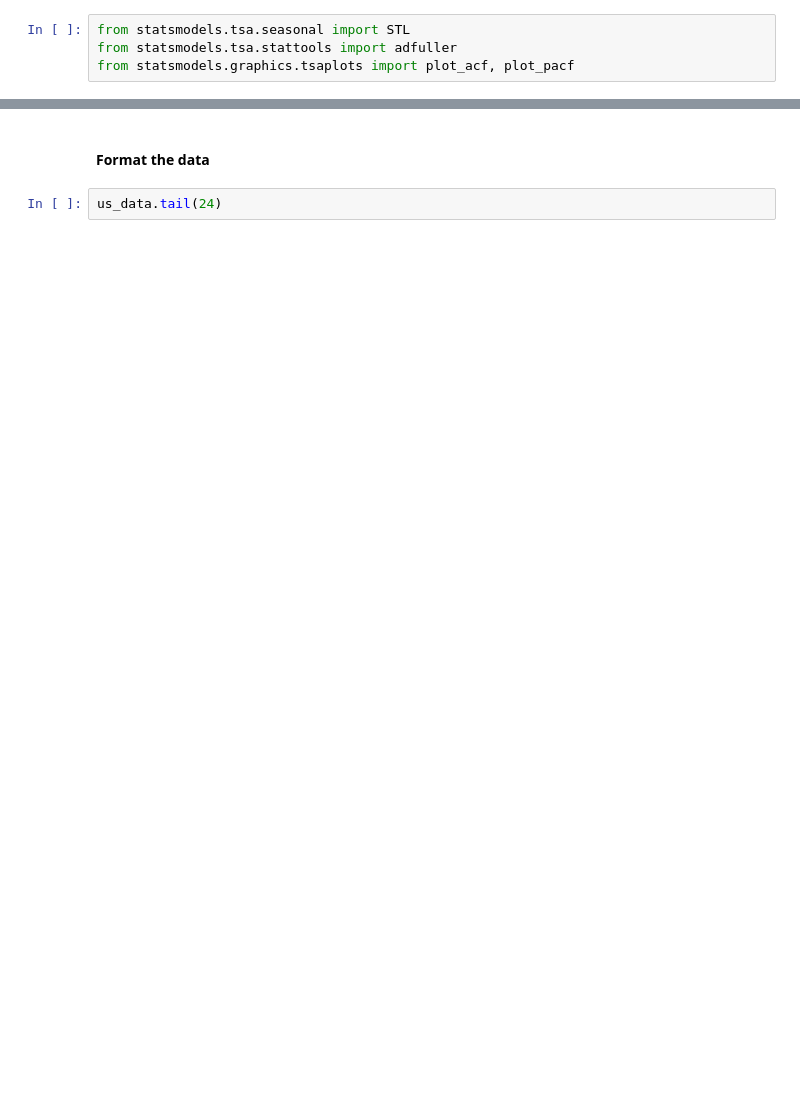
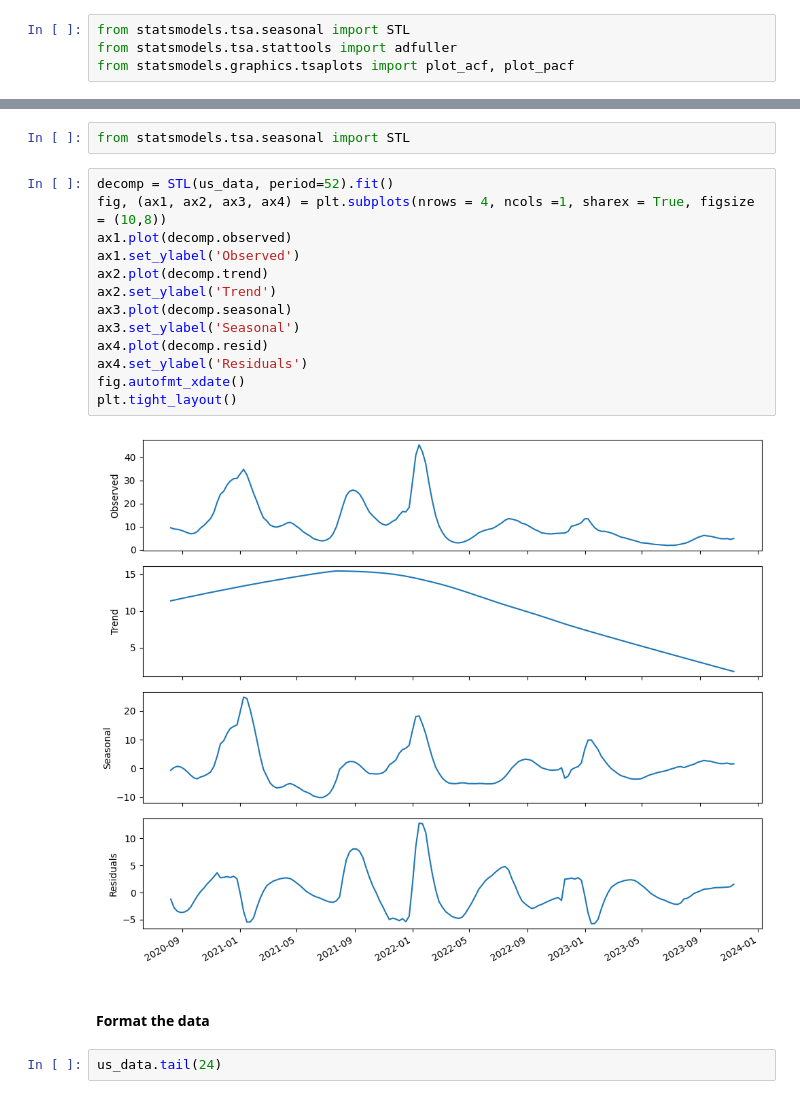
Before and after one commit to MattLScruggs/DataScienceRamblings, a Jupyter notebook: covid_19_forecast.ipynb, the cells around one changed output, grey strips where cells are left out. Drawn from its saved outputs; the diff is of its cells as text; blank space fills up the shorter version.

```diff
--- a/covid_19_forecast.ipynb
+++ b/covid_19_forecast.ipynb
@@ -168,3 +184,20 @@ plot_pacf(diff_data, lags = 20, method = 'ywm');
+# %%
+from statsmodels.tsa.seasonal import STL
+# %%
+decomp = STL(us_data, period=52).fit()
+fig, (ax1, ax2, ax3, ax4) = plt.subplots(nrows = 4, ncols =1, sharex = True, figsize = (10,8))
+ax1.plot(decomp.observed)
+ax1.set_ylabel('Observed')
+ax2.plot(decomp.trend)
+ax2.set_ylabel('Trend')
+ax3.plot(decomp.seasonal)
+ax3.set_ylabel('Seasonal')
+ax4.plot(decomp.resid)
+ax4.set_ylabel('Residuals')
+fig.autofmt_xdate()
+plt.tight_layout()
+# %% [output]
+[figure, added]
 # %% [markdown]
 #### Format the data
 # %%
```
Also changed, not shown: parts of 32 cells of this notebook.
